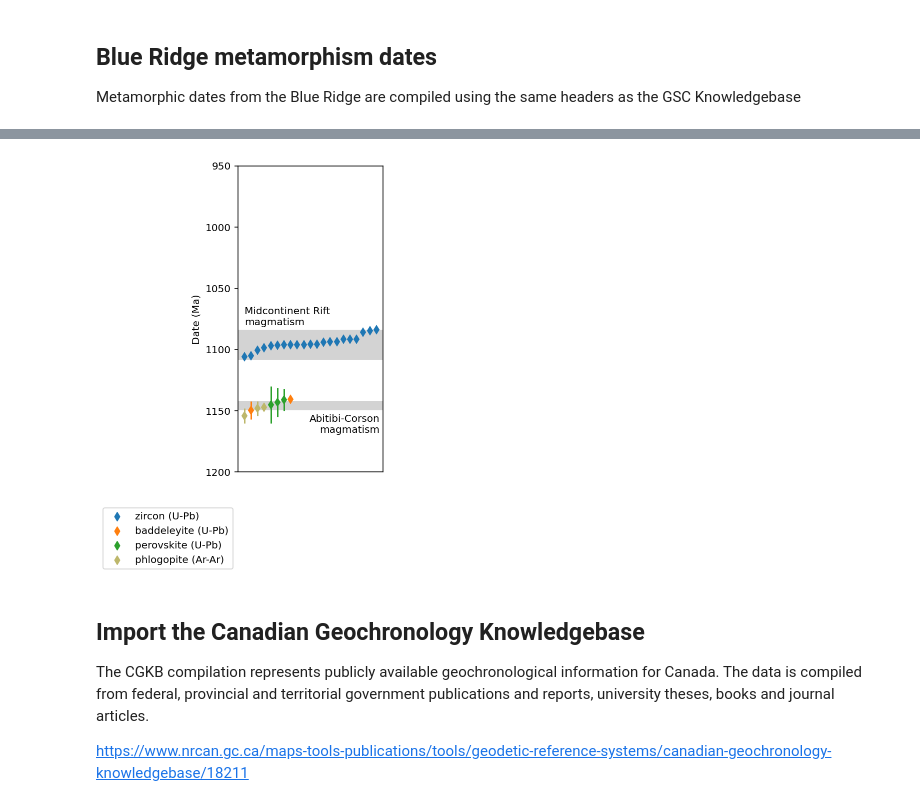
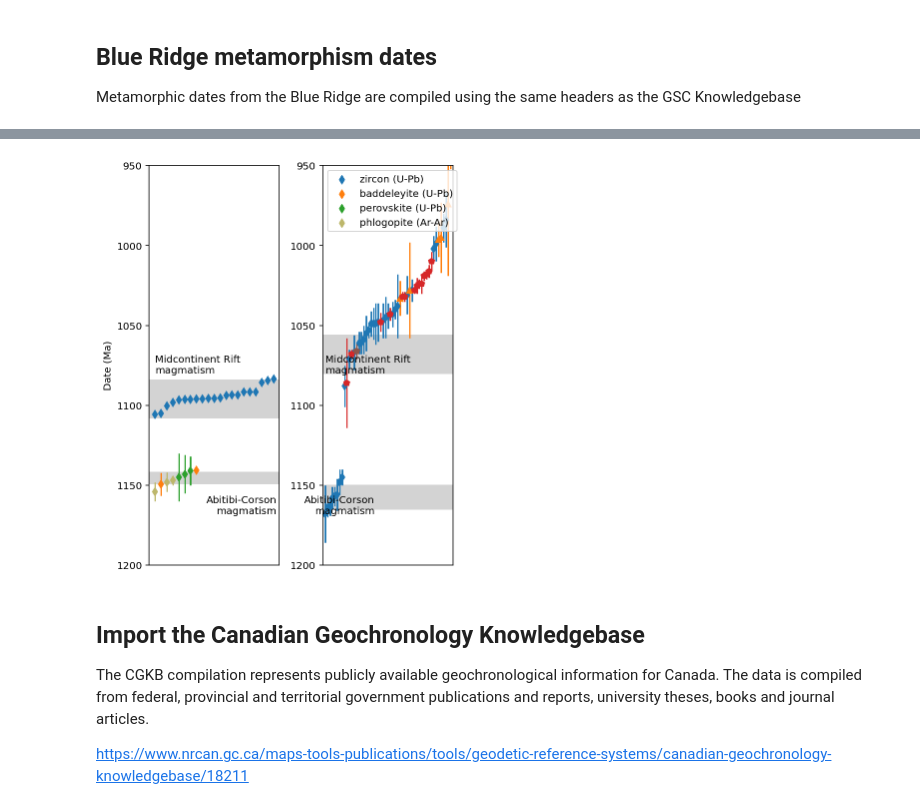
Before and after one commit to Swanson-Hysell/Mesoproterozoic_Turning_Point, a Jupyter notebook: code/Mesoprot_geochron.ipynb, the cells around one changed output, grey strips where cells are left out. Saved outputs shown, nothing was run; the diff lists cells and outputs as text; code cells hidden in the pictures.

Commit message:
small plotting updates

```diff
--- a/code/Mesoprot_geochron.ipynb
+++ b/code/Mesoprot_geochron.ipynb
@@ -87,7 +87,7 @@ plt.show()
 Metamorphic dates from the Blue Ridge are compiled using the same headers as the GSC Knowledgebase
 # %%
 Blue_Ridge_dates = dates[dates.Geological_Province == 'Blue Ridge']
-Blue_Ridge_dates = Blue_Ridge_dates.sort_values('Age')
+Blue_Ridge_dates = Blue_Ridge_dates.sort_values('Age',ascending=False)
 Blue_Ridge_dates.reset_index(inplace=True)
 Blue_Ridge_dates.tail(1)
 # %% [output]
@@ -221,35 +217,72 @@ plt.errorbar(Abitibi_dates_perov.index,
 
 plt.errorbar(Abitibi_dates_phlog.index,
              Abitibi_dates_phlog.Age,
              yerr=Abitibi_dates_phlog.Error_Plus,
              fmt='d',color='darkkhaki')
 
 rectangle = matplotlib.patches.Rectangle((-1, 1108),len(MCR_dates.index)+1, -24, color='lightgrey')
 plt.gca().add_patch(rectangle)
 plt.text(0,1080,'Midcontinent Rift\nmagmatism')
 
 rectangle = matplotlib.patches.Rectangle((-1, 1149),len(MCR_dates.index)+1, -7, color='lightgrey')
 plt.gca().add_patch(rectangle)
 plt.text(20.5,1168,'Abitibi-Corson\nmagmatism',horizontalalignment='right')
 
 plt.ylim(1200,950)
 plt.xlim(-1,len(MCR_dates.index))
 plt.gca().set_xticks([])
 plt.ylabel('Date (Ma)')
 
+fig.add_subplot(spec[1])
 
+plt.errorbar(Blue_Ridge_dates_z.index,
+             Blue_Ridge_dates_z.Age,
+             yerr=Blue_Ridge_dates_z.Error_Plus,
+             fmt='d',color='C0',label='zircon rims')
+
+plt.errorbar(Blue_Ridge_dates_t.index,
+             Blue_Ridge_dates_t.Age,
+             yerr=Blue_Ridge_dates_t.Error_Plus,
+             fmt='^',color='C1',label='titanite')
+
+plt.errorbar(Blue_Ridge_dates_g.index,
+             Blue_Ridge_dates_g.Age,
+             yerr=Blue_Ridge_dates_g.Error_Plus,
+             fmt='p',color='C3',label='garnet (Lu-Hf)')
+
+plt.errorbar(Blue_Ridge_dates_m.index,
+             Blue_Ridge_dates_m.Age,
+             yerr=Blue_Ridge_dates_m.Error_Plus,
+             fmt='p',color='C5',label='monazite')
+
+rectangle = matplotlib.patches.Rectangle((-1, 1080),len(Blue_Ridge_dates.index)+1, -24, color='lightgrey')
+plt.gca().add_patch(rectangle)
+plt.text(0,1080,'Midcontinent Rift\nmagmatism')
+
+rectangle = matplotlib.patches.Rectangle((-1, 1165),len(Blue_Ridge_dates.index)+1, -15, color='lightgrey')
+plt.gca().add_patch(rectangle)
+plt.text(20.5,1168,'Abitibi-Corson\nmagmatism',horizontalalignment='right')
+
+plt.ylim(1200,950)
+plt.xlim(-1,len(Blue_Ridge_dates.index))
 plt.gca().set_xticks([])
+
+
+
+
+
+
 
 zircon_marker = plt.scatter([], [], c='C0', marker='d', label='zircon (U-Pb)')
 bad_marker = plt.scatter([], [], c='C1', marker='d', label='baddeleyite (U-Pb)')
 perov_marker = plt.scatter([], [], c='C2', marker='d', label='perovskite (U-Pb)')
 phlog_marker = plt.scatter([], [], c='darkkhaki', marker='d', label='phlogopite (Ar-Ar)')
-plt.legend(handles=[zircon_marker,bad_marker,perov_marker,phlog_marker],bbox_to_anchor=[0,-0.1])
+plt.legend(handles=[zircon_marker,bad_marker,perov_marker,phlog_marker],loc=2)
 
 plt.tight_layout()
 plt.show()
 # %% [output]
-[figure, old version]
+[figure, new version]
 # %% [markdown]
 ## Import the Canadian Geochronology Knowledgebase
 
```
Also changed, not shown: parts of 4 cells of this notebook.
